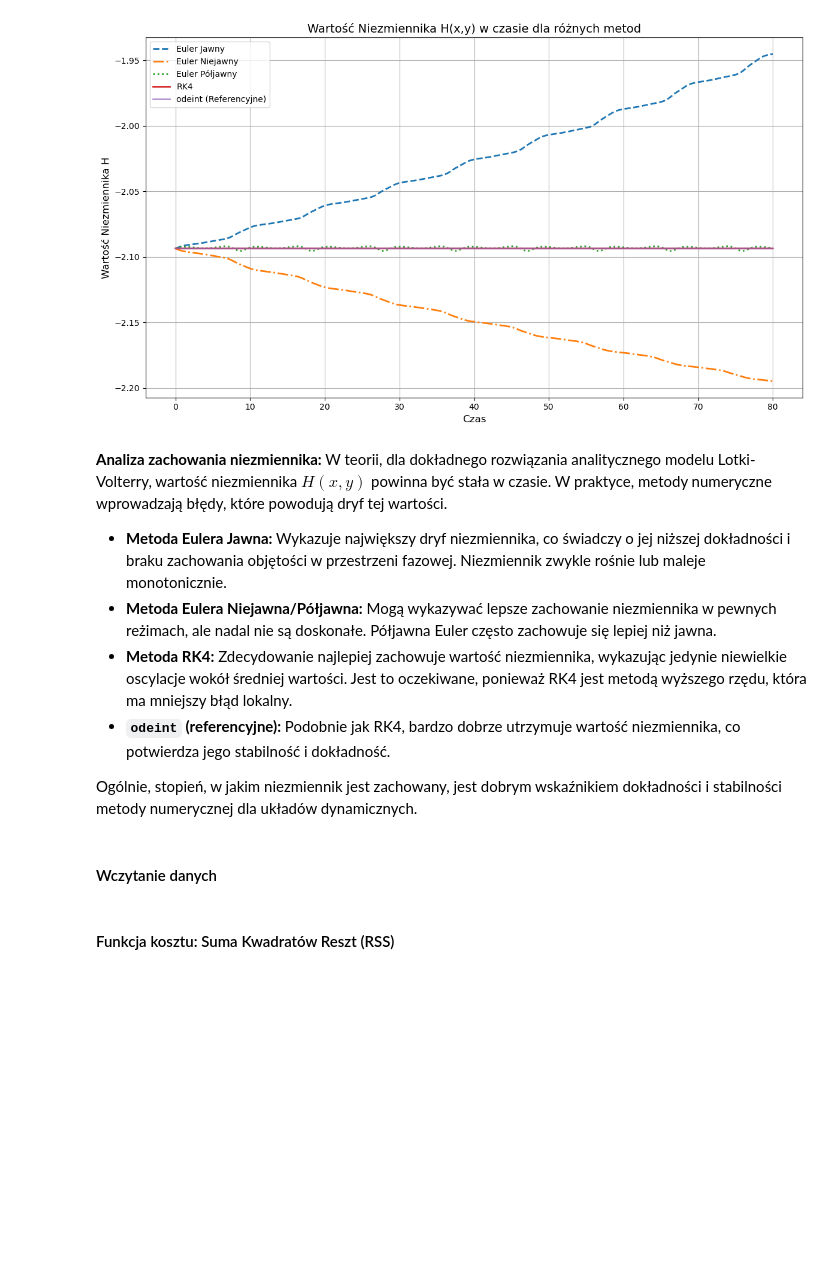
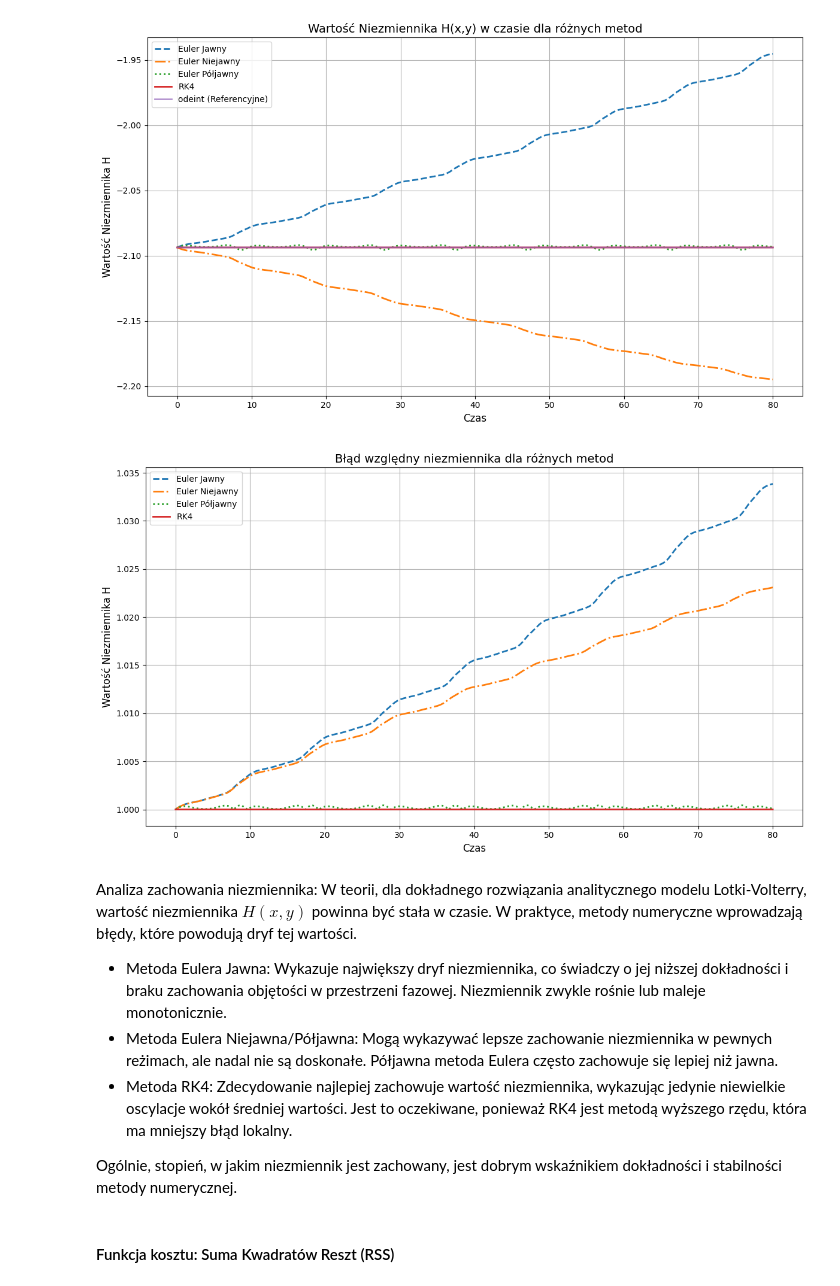
Before and after one commit to depebul/MOWNIT, a Jupyter notebook: lab10/mownit_lab10.ipynb, the cells around one changed output. Saved outputs shown, nothing was run; the diff lists cells and outputs as text; code cells hidden in the pictures; blank space fills up the shorter version.

```diff
--- a/lab10/mownit_lab10.ipynb
+++ b/lab10/mownit_lab10.ipynb
@@ -335,19 +310,37 @@ plt.tight_layout()
 plt.show()
 # %% [output]
 [figure]
+# %%
+H_euler_exp_wzg = [abs((H_euler_exp[i] - H_odeint[i])/H_odeint[i]) for i in range(len(H_odeint))]
+H_euler_imp_wzg = [abs((H_euler_imp[i] - H_odeint[i])/H_odeint[i]) for i in range(len(H_odeint))]
+H_euler_semi_imp_wzg = [abs((H_euler_semi_imp[i] - H_odeint[i])/H_odeint[i]) for i in range(len(H_odeint))]
+H_rk4_wzg = [abs((H_rk4[i] - H_odeint[i])/H_odeint[i]) for i in range(len(H_odeint))]
+plt.figure(figsize=(12, 7))
+plt.plot(time_points, H_euler_exp_wzg, label="Euler Jawny", linestyle="--")
+if not np.all(np.isnan(H_euler_imp_wzg)):
+    plt.plot(time_points, H_euler_imp_wzg, label="Euler Niejawny", linestyle="-.")
+plt.plot(time_points, H_euler_semi_imp_wzg, label="Euler Półjawny", linestyle=":")
+plt.plot(time_points, H_rk4_wzg, label="RK4")
+
+plt.title("Błąd względny niezmiennika dla różnych metod")
+plt.xlabel("Czas")
+plt.ylabel("Wartość Niezmiennika H")
+plt.grid(True)
+plt.legend()
+plt.tight_layout()
+plt.show()
+# %% [output]
+[figure, added]
 # %% [markdown]
 
- **Analiza zachowania niezmiennika:**
+ Analiza zachowania niezmiennika:
  W teorii, dla dokładnego rozwiązania analitycznego modelu Lotki-Volterry, wartość niezmiennika $H(x,y)$ powinna być stała w czasie. W praktyce, metody numeryczne wprowadzają błędy, które powodują dryf tej wartości.
 
- * **Metoda Eulera Jawna:** Wykazuje największy dryf niezmiennika, co świadczy o jej niższej dokładności i braku zachowania objętości w przestrzeni fazowej. Niezmiennik zwykle rośnie lub maleje monotonicznie.
- * **Metoda Eulera Niejawna/Półjawna:** Mogą wykazywać lepsze zachowanie niezmiennika w pewnych reżimach, ale nadal nie są doskonałe. Półjawna Euler często zachowuje się lepiej niż jawna.
- * **Metoda RK4:** Zdecydowanie najlepiej zachowuje wartość niezmiennika, wykazując jedynie niewielkie oscylacje wokół średniej wartości. Jest to oczekiwane, ponieważ RK4 jest metodą wyższego rzędu, która ma mniejszy błąd lokalny.
- * **`odeint` (referencyjne):** Podobnie jak RK4, bardzo dobrze utrzymuje wartość niezmiennika, co potwierdza jego stabilność i dokładność.
+ * Metoda Eulera Jawna: Wykazuje największy dryf niezmiennika, co świadczy o jej niższej dokładności i braku zachowania objętości w przestrzeni fazowej. Niezmiennik zwykle rośnie lub maleje monotonicznie.
+ * Metoda Eulera Niejawna/Półjawna: Mogą wykazywać lepsze zachowanie niezmiennika w pewnych reżimach, ale nadal nie są doskonałe. Półjawna metoda Eulera często zachowuje się lepiej niż jawna.
+ * Metoda RK4: Zdecydowanie najlepiej zachowuje wartość niezmiennika, wykazując jedynie niewielkie oscylacje wokół średniej wartości. Jest to oczekiwane, ponieważ RK4 jest metodą wyższego rzędu, która ma mniejszy błąd lokalny.
 
- Ogólnie, stopień, w jakim niezmiennik jest zachowany, jest dobrym wskaźnikiem dokładności i stabilności metody numerycznej dla układów dynamicznych.
+ Ogólnie, stopień, w jakim niezmiennik jest zachowany, jest dobrym wskaźnikiem dokładności i stabilności metody numerycznej.
-# %% [markdown]
-#### Wczytanie danych
 # %%
 try:
     data = pd.read_csv(
```
Also changed, not shown: parts of 11 cells of this notebook.
